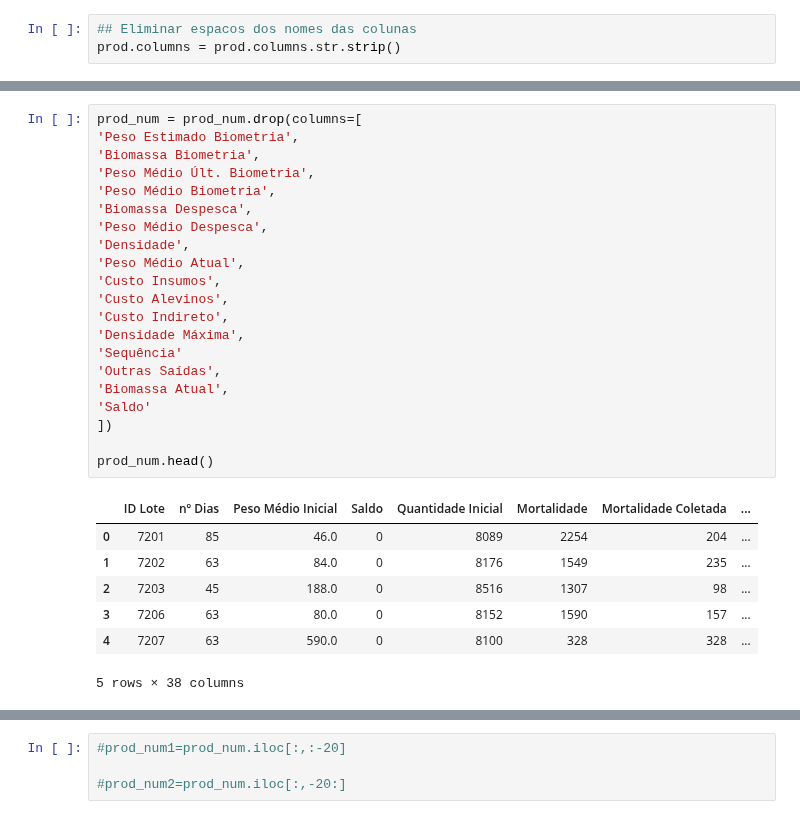
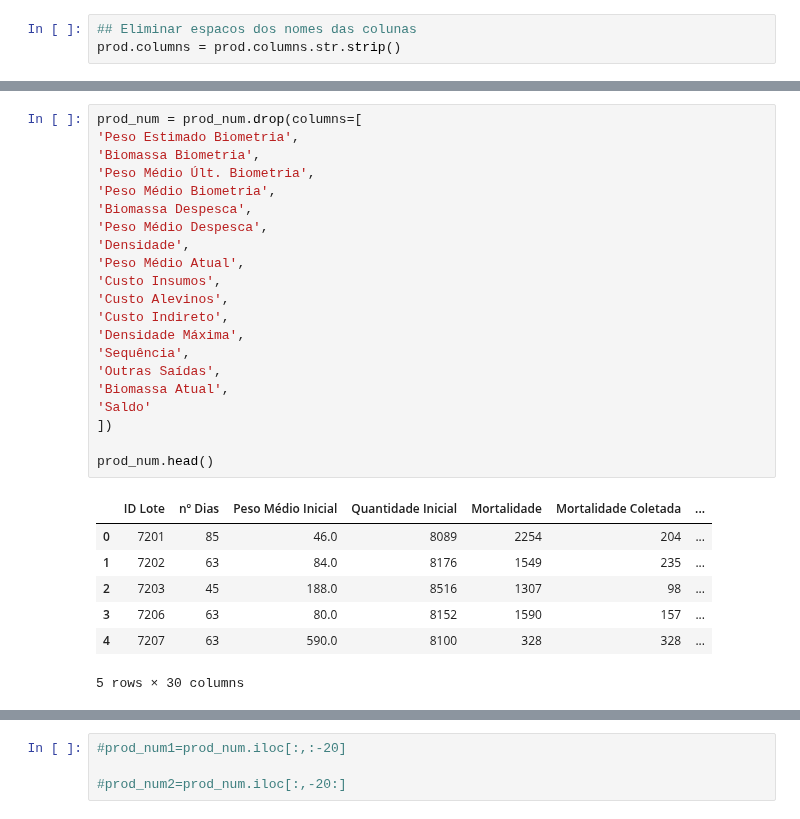
Before and after one commit to crisGriebler/IRD, a Jupyter notebook: fish/ETL_BZF_prod .ipynb, the cells around one changed output, grey strips where cells are left out. Cells and saved outputs as stored; diff of their text form.

```diff
--- a/fish/ETL_BZF_prod .ipynb
+++ b/fish/ETL_BZF_prod .ipynb
@@ -89,29 +56,29 @@ dtype: int64
 # %%
 prod_num = prod_num.drop(columns=[
 'Peso Estimado Biometria',
 'Biomassa Biometria',
 'Peso Médio Últ. Biometria',
 'Peso Médio Biometria',
 'Biomassa Despesca',
 'Peso Médio Despesca',
 'Densidade',
 'Peso Médio Atual',
 'Custo Insumos',
 'Custo Alevinos',
 'Custo Indireto',
 'Densidade Máxima',
-'Sequência'
+'Sequência',
 'Outras Saídas',
 'Biomassa Atual',
 'Saldo'
 ])
 
 prod_num.head()
 # %% [output]
-|  | ID Lote | nº Dias | Peso Médio Inicial | Saldo | Quantidade Inicial | Mortalidade | Mortalidade Coletada | ... |
-| 0 | 7201 | 85 | 46.0 | 0 | 8089 | 2254 | 204 | ... |
-| 1 | 7202 | 63 | 84.0 | 0 | 8176 | 1549 | 235 | ... |
-| 2 | 7203 | 45 | 188.0 | 0 | 8516 | 1307 | 98 | ... |
-| 3 | 7206 | 63 | 80.0 | 0 | 8152 | 1590 | 157 | ... |
-| 4 | 7207 | 63 | 590.0 | 0 | 8100 | 328 | 328 | ... |
+|  | ID Lote | nº Dias | Peso Médio Inicial | Quantidade Inicial | Mortalidade | Mortalidade Coletada | ... |
+| 0 | 7201 | 85 | 46.0 | 8089 | 2254 | 204 | ... |
+| 1 | 7202 | 63 | 84.0 | 8176 | 1549 | 235 | ... |
+| 2 | 7203 | 45 | 188.0 | 8516 | 1307 | 98 | ... |
+| 3 | 7206 | 63 | 80.0 | 8152 | 1590 | 157 | ... |
+| 4 | 7207 | 63 | 590.0 | 8100 | 328 | 328 | ... |
-5 rows × 38 columns
+5 rows × 30 columns
```
Also changed, not shown: parts of 14 cells of this notebook, 2 other files.
